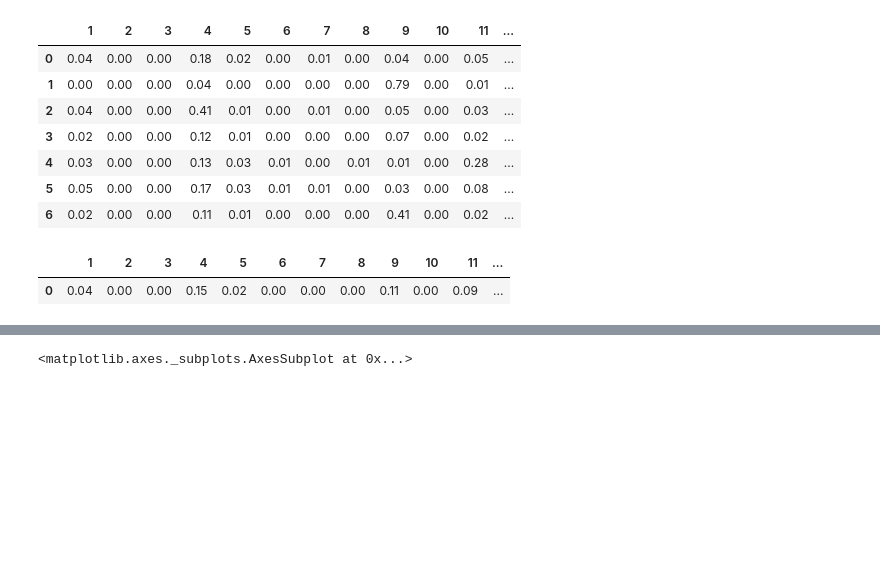
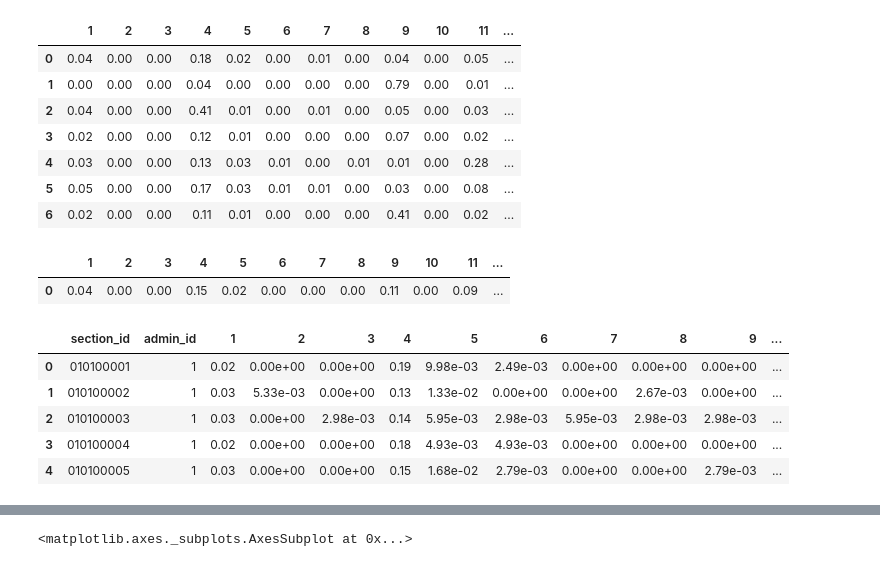
Before and after one commit to mboyanov/vote-analysis, a Jupyter notebook: Vote Analysis.ipynb, the cells around one changed output, grey strips where cells are left out. Drawn from its saved outputs; the diff is of its cells as text; code cells hidden in the pictures; blank space fills up the shorter version.

```diff
--- a/Vote Analysis.ipynb
+++ b/Vote Analysis.ipynb
@@ -303,3 +315,12 @@ pd.DataFrame(actual_votes).transpose().round(2).style.apply(party_colors, axis=N
 import scipy
 # %%
 distances = scipy.spatial.distance_matrix(normalized_votes[cols], kmeans.cluster_centers_)
+# %%
+normalized_votes.head()
+# %% [output]
+|  | section_id | admin_id | 1 | 2 | 3 | 4 | 5 | 6 | 7 | 8 | 9 | ... |
+| 0 | 010100001 | 1 | 0.02 | 0.00e+00 | 0.00e+00 | 0.19 | 9.98e-03 | 2.49e-03 | 0.00e+00 | 0.00e+00 | 0.00e+00 | ... |
+| 1 | 010100002 | 1 | 0.03 | 5.33e-03 | 0.00e+00 | 0.13 | 1.33e-02 | 0.00e+00 | 0.00e+00 | 2.67e-03 | 0.00e+00 | ... |
+| 2 | 010100003 | 1 | 0.03 | 0.00e+00 | 2.98e-03 | 0.14 | 5.95e-03 | 2.98e-03 | 5.95e-03 | 2.98e-03 | 2.98e-03 | ... |
+| 3 | 010100004 | 1 | 0.02 | 0.00e+00 | 0.00e+00 | 0.18 | 4.93e-03 | 4.93e-03 | 0.00e+00 | 0.00e+00 | 0.00e+00 | ... |
+| 4 | 010100005 | 1 | 0.03 | 0.00e+00 | 0.00e+00 | 0.15 | 1.68e-02 | 2.79e-03 | 0.00e+00 | 0.00e+00 | 2.79e-03 | ... |
```
Also changed, not shown: parts of 10 cells of this notebook.
